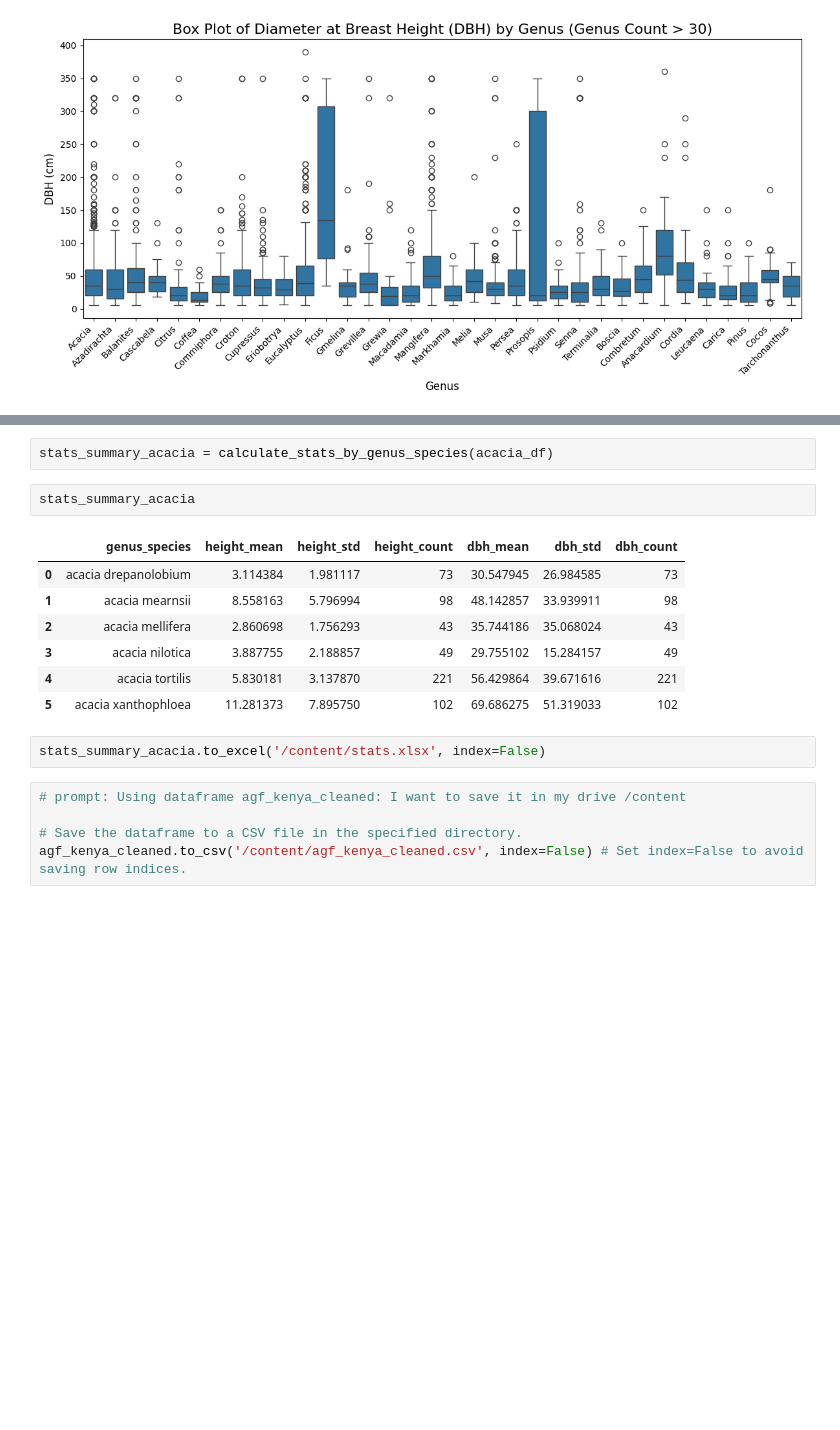
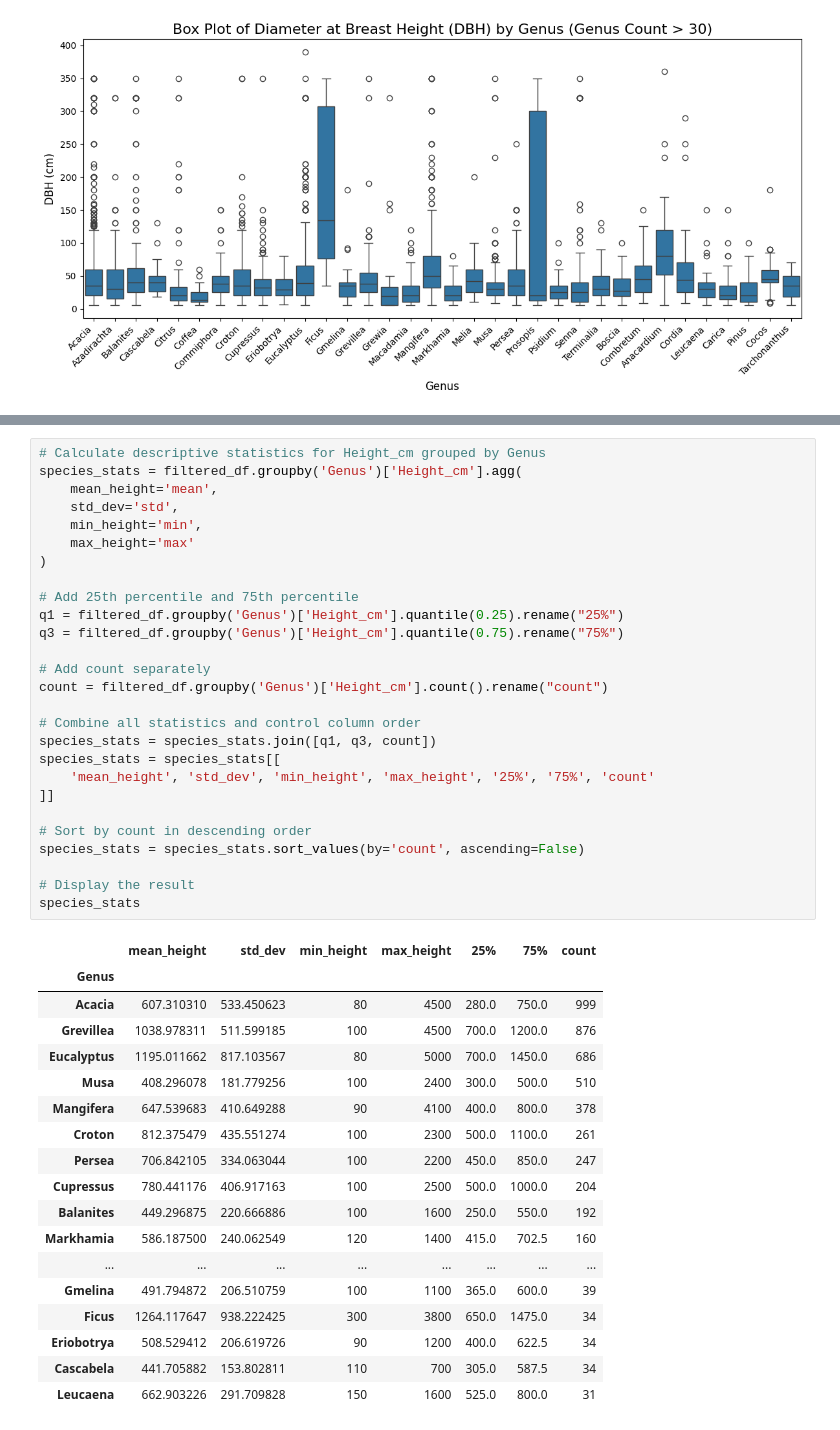
Before and after one commit to irungus/agf_kenya, a Jupyter notebook: code/agf_kenya_colab.ipynb, the cells around one changed output, grey strips where cells are left out. Saved outputs shown, nothing was run; the diff lists cells and outputs as text; blank space fills up the shorter version.

```diff
--- a/code/agf_kenya_colab.ipynb
+++ b/code/agf_kenya_colab.ipynb
@@ -799,19 +288,46 @@ def calculate_stats_by_genus_species(dataframe):
-# %%
-stats_summary_acacia = calculate_stats_by_genus_species(acacia_df)
-# %%
-stats_summary_acacia
-# %% [output]
-|  | genus_species | height_mean | height_std | height_count | dbh_mean | dbh_std | dbh_count |
-| 0 | acacia drepanolobium | 3.114384 | 1.981117 | 73 | 30.547945 | 26.984585 | 73 |
-| 1 | acacia mearnsii | 8.558163 | 5.796994 | 98 | 48.142857 | 33.939911 | 98 |
-| 2 | acacia mellifera | 2.860698 | 1.756293 | 43 | 35.744186 | 35.068024 | 43 |
-| 3 | acacia nilotica | 3.887755 | 2.188857 | 49 | 29.755102 | 15.284157 | 49 |
-| 4 | acacia tortilis | 5.830181 | 3.137870 | 221 | 56.429864 | 39.671616 | 221 |
-| 5 | acacia xanthophloea | 11.281373 | 7.895750 | 102 | 69.686275 | 51.319033 | 102 |
-# %%
-stats_summary_acacia.to_excel('/content/stats.xlsx', index=False)
-# %%
-# prompt: Using dataframe agf_kenya_cleaned: I want to save it in my drive /content
-
-# Save the dataframe to a CSV file in the specified directory.
-agf_kenya_cleaned.to_csv('/content/agf_kenya_cleaned.csv', index=False) # Set index=False to avoid saving row indices.
+# %%
+# Calculate descriptive statistics for Height_cm grouped by Genus
+species_stats = filtered_df.groupby('Genus')['Height_cm'].agg(
+    mean_height='mean',
+    std_dev='std',
+    min_height='min',
+    max_height='max'
+)
+
+# Add 25th percentile and 75th percentile
+q1 = filtered_df.groupby('Genus')['Height_cm'].quantile(0.25).rename("25%")
+q3 = filtered_df.groupby('Genus')['Height_cm'].quantile(0.75).rename("75%")
+
+# Add count separately
+count = filtered_df.groupby('Genus')['Height_cm'].count().rename("count")
+
+# Combine all statistics and control column order
+species_stats = species_stats.join([q1, q3, count])
+species_stats = species_stats[[
+    'mean_height', 'std_dev', 'min_height', 'max_height', '25%', '75%', 'count'
+]]
+
+# Sort by count in descending order
+species_stats = species_stats.sort_values(by='count', ascending=False)
+
+# Display the result
+species_stats
+# %% [output]
+|  | mean_height | std_dev | min_height | max_height | 25% | 75% | count |
+| Genus |  |  |  |  |  |  |  |
+| Acacia | 607.310310 | 533.450623 | 80 | 4500 | 280.0 | 750.0 | 999 |
+| Grevillea | 1038.978311 | 511.599185 | 100 | 4500 | 700.0 | 1200.0 | 876 |
+| Eucalyptus | 1195.011662 | 817.103567 | 80 | 5000 | 700.0 | 1450.0 | 686 |
+| Musa | 408.296078 | 181.779256 | 100 | 2400 | 300.0 | 500.0 | 510 |
+| Mangifera | 647.539683 | 410.649288 | 90 | 4100 | 400.0 | 800.0 | 378 |
+| Croton | 812.375479 | 435.551274 | 100 | 2300 | 500.0 | 1100.0 | 261 |
+| Persea | 706.842105 | 334.063044 | 100 | 2200 | 450.0 | 850.0 | 247 |
+| Cupressus | 780.441176 | 406.917163 | 100 | 2500 | 500.0 | 1000.0 | 204 |
+| Balanites | 449.296875 | 220.666886 | 100 | 1600 | 250.0 | 550.0 | 192 |
+| Markhamia | 586.187500 | 240.062549 | 120 | 1400 | 415.0 | 702.5 | 160 |
+| ... | ... | ... | ... | ... | ... | ... | ... |
+| Gmelina | 491.794872 | 206.510759 | 100 | 1100 | 365.0 | 600.0 | 39 |
+| Ficus | 1264.117647 | 938.222425 | 300 | 3800 | 650.0 | 1475.0 | 34 |
+| Eriobotrya | 508.529412 | 206.619726 | 90 | 1200 | 400.0 | 622.5 | 34 |
+| Cascabela | 441.705882 | 153.802811 | 110 | 700 | 305.0 | 587.5 | 34 |
+| Leucaena | 662.903226 | 291.709828 | 150 | 1600 | 525.0 | 800.0 | 31 |
```
Also changed, not shown: parts of 31 cells of this notebook.
